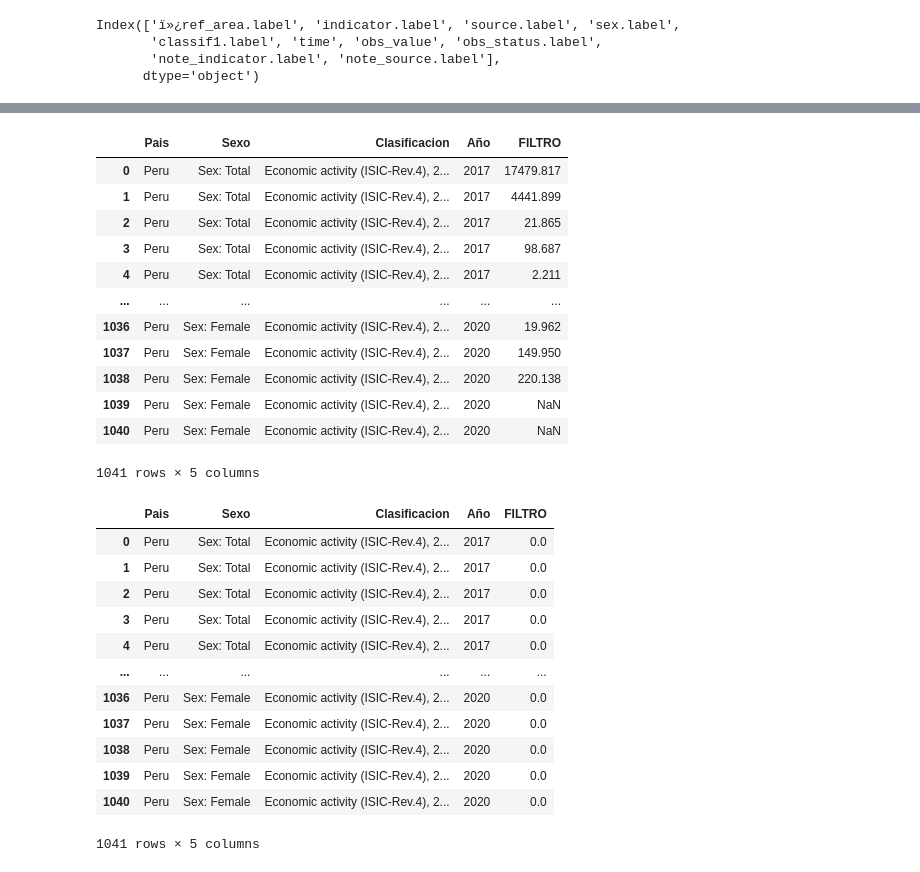
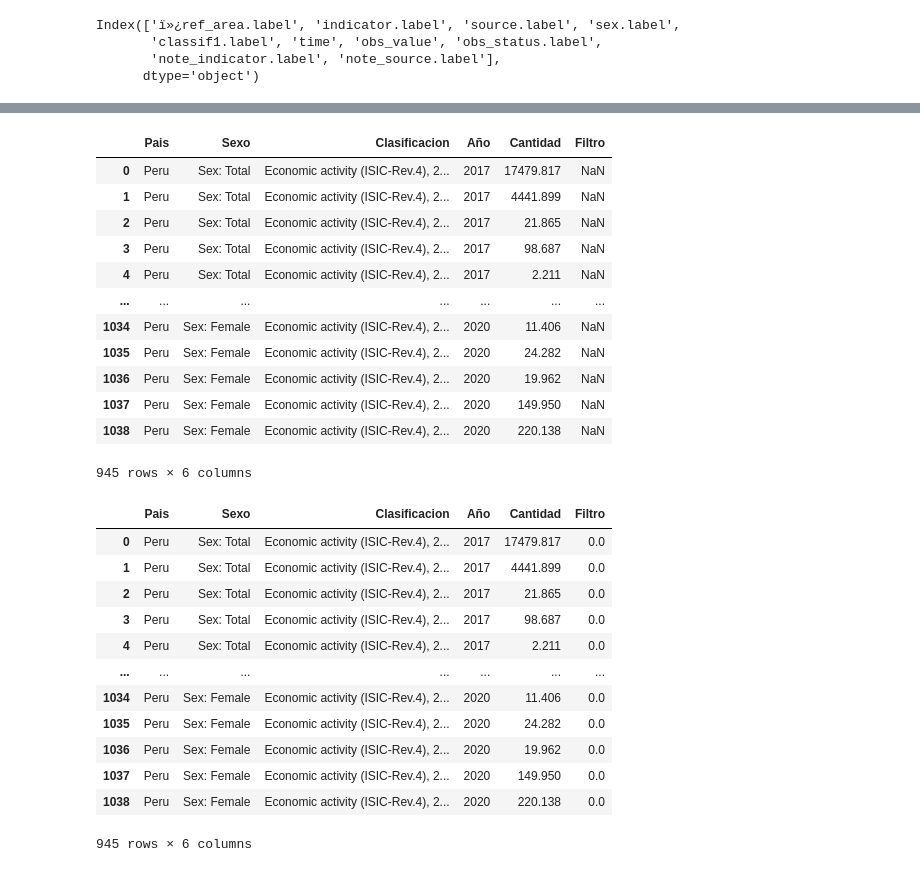
Before and after one commit to moisesberrospi/DELATI_DATA_ANALYTICS, a Jupyter notebook: EMPLEO DE PERSONAS SEGÚN SU SEXO/notebooks/Analisis_Mintra .ipynb, the cells around one changed output, grey strips where cells are left out. Cells and saved outputs as stored; diff of their text form; code cells hidden in the pictures.

```diff
--- a/EMPLEO DE PERSONAS SEGÚN SU SEXO/notebooks/Analisis_Mintra.ipynb
+++ b/EMPLEO DE PERSONAS SEGÚN SU SEXO/notebooks/Analisis_Mintra .ipynb
@@ -121,6 +121,6 @@ Index(['ï»¿ref_area.label', 'indicator.label', 'source.label', 'sex.label',
        'note_indicator.label', 'note_source.label'],
       dtype='object')
 # %%
-train.columns =[ 'Pais','Indicador','Fuente', 'Sexo','Clasificacion', 'Año','FILTRO','status','nota','Etiqueta']
+train.columns =[ 'Pais','Indicador','Fuente', 'Sexo','Clasificacion', 'Año','Cantidad','status','Filtro','Etiqueta']
 train.columns
 # %% [output]
@@ -146,39 +146,40 @@ train
 # %%
 train = train.dropna(how='all') #ELIMINAMOS FILAS QUE TENGAN TODOS SUS VALORES NULOS
 train = train[train['Clasificacion'].notna()]#ELIMINAMOS FILAS QUE TENGAN VALOR NULO EN LA COLUMNA OCUPACIONES
-train = train.drop(columns=['Indicador','Fuente' ,'status','nota','Etiqueta'])#eliminamos columnas irrelevantes
+train = train[train['Cantidad'].notna()]
+train = train.drop(columns=['Indicador','Fuente' ,'status','Etiqueta'])#eliminamos columnas irrelevantes
 train
 # %% [output]
-|  | Pais | Sexo | Clasificacion | Año | FILTRO |
-| 0 | Peru | Sex: Total | Economic activity (ISIC-Rev.4), 2... | 2017 | 17479.817 |
-| 1 | Peru | Sex: Total | Economic activity (ISIC-Rev.4), 2... | 2017 | 4441.899 |
-| 2 | Peru | Sex: Total | Economic activity (ISIC-Rev.4), 2... | 2017 | 21.865 |
-| 3 | Peru | Sex: Total | Economic activity (ISIC-Rev.4), 2... | 2017 | 98.687 |
-| 4 | Peru | Sex: Total | Economic activity (ISIC-Rev.4), 2... | 2017 | 2.211 |
-| ... | ... | ... | ... | ... | ... |
-| 1036 | Peru | Sex: Female | Economic activity (ISIC-Rev.4), 2... | 2020 | 19.962 |
-| 1037 | Peru | Sex: Female | Economic activity (ISIC-Rev.4), 2... | 2020 | 149.950 |
-| 1038 | Peru | Sex: Female | Economic activity (ISIC-Rev.4), 2... | 2020 | 220.138 |
-| 1039 | Peru | Sex: Female | Economic activity (ISIC-Rev.4), 2... | 2020 | NaN |
-| 1040 | Peru | Sex: Female | Economic activity (ISIC-Rev.4), 2... | 2020 | NaN |
+|  | Pais | Sexo | Clasificacion | Año | Cantidad | Filtro |
+| 0 | Peru | Sex: Total | Economic activity (ISIC-Rev.4), 2... | 2017 | 17479.817 | NaN |
+| 1 | Peru | Sex: Total | Economic activity (ISIC-Rev.4), 2... | 2017 | 4441.899 | NaN |
+| 2 | Peru | Sex: Total | Economic activity (ISIC-Rev.4), 2... | 2017 | 21.865 | NaN |
+| 3 | Peru | Sex: Total | Economic activity (ISIC-Rev.4), 2... | 2017 | 98.687 | NaN |
+| 4 | Peru | Sex: Total | Economic activity (ISIC-Rev.4), 2... | 2017 | 2.211 | NaN |
+| ... | ... | ... | ... | ... | ... | ... |
+| 1034 | Peru | Sex: Female | Economic activity (ISIC-Rev.4), 2... | 2020 | 11.406 | NaN |
+| 1035 | Peru | Sex: Female | Economic activity (ISIC-Rev.4), 2... | 2020 | 24.282 | NaN |
+| 1036 | Peru | Sex: Female | Economic activity (ISIC-Rev.4), 2... | 2020 | 19.962 | NaN |
+| 1037 | Peru | Sex: Female | Economic activity (ISIC-Rev.4), 2... | 2020 | 149.950 | NaN |
+| 1038 | Peru | Sex: Female | Economic activity (ISIC-Rev.4), 2... | 2020 | 220.138 | NaN |
-1041 rows × 5 columns
+945 rows × 6 columns
 # %%
-train['FILTRO'] = 0.0
+train['Filtro'] = 0.0
 train
 # %% [output]
-|  | Pais | Sexo | Clasificacion | Año | FILTRO |
-| 0 | Peru | Sex: Total | Economic activity (ISIC-Rev.4), 2... | 2017 | 0.0 |
-| 1 | Peru | Sex: Total | Economic activity (ISIC-Rev.4), 2... | 2017 | 0.0 |
-| 2 | Peru | Sex: Total | Economic activity (ISIC-Rev.4), 2... | 2017 | 0.0 |
-| 3 | Peru | Sex: Total | Economic activity (ISIC-Rev.4), 2... | 2017 | 0.0 |
-| 4 | Peru | Sex: Total | Economic activity (ISIC-Rev.4), 2... | 2017 | 0.0 |
-| ... | ... | ... | ... | ... | ... |
-| 1036 | Peru | Sex: Female | Economic activity (ISIC-Rev.4), 2... | 2020 | 0.0 |
-| 1037 | Peru | Sex: Female | Economic activity (ISIC-Rev.4), 2... | 2020 | 0.0 |
-| 1038 | Peru | Sex: Female | Economic activity (ISIC-Rev.4), 2... | 2020 | 0.0 |
-| 1039 | Peru | Sex: Female | Economic activity (ISIC-Rev.4), 2... | 2020 | 0.0 |
-| 1040 | Peru | Sex: Female | Economic activity (ISIC-Rev.4), 2... | 2020 | 0.0 |
+|  | Pais | Sexo | Clasificacion | Año | Cantidad | Filtro |
+| 0 | Peru | Sex: Total | Economic activity (ISIC-Rev.4), 2... | 2017 | 17479.817 | 0.0 |
+| 1 | Peru | Sex: Total | Economic activity (ISIC-Rev.4), 2... | 2017 | 4441.899 | 0.0 |
+| 2 | Peru | Sex: Total | Economic activity (ISIC-Rev.4), 2... | 2017 | 21.865 | 0.0 |
+| 3 | Peru | Sex: Total | Economic activity (ISIC-Rev.4), 2... | 2017 | 98.687 | 0.0 |
+| 4 | Peru | Sex: Total | Economic activity (ISIC-Rev.4), 2... | 2017 | 2.211 | 0.0 |
+| ... | ... | ... | ... | ... | ... | ... |
+| 1034 | Peru | Sex: Female | Economic activity (ISIC-Rev.4), 2... | 2020 | 11.406 | 0.0 |
+| 1035 | Peru | Sex: Female | Economic activity (ISIC-Rev.4), 2... | 2020 | 24.282 | 0.0 |
+| 1036 | Peru | Sex: Female | Economic activity (ISIC-Rev.4), 2... | 2020 | 19.962 | 0.0 |
+| 1037 | Peru | Sex: Female | Economic activity (ISIC-Rev.4), 2... | 2020 | 149.950 | 0.0 |
+| 1038 | Peru | Sex: Female | Economic activity (ISIC-Rev.4), 2... | 2020 | 220.138 | 0.0 |
-1041 rows × 5 columns
+945 rows × 6 columns
 # %%
 train.isnull().sum()#no hay nulos
 # %% [output]
```
Also changed, not shown: parts of 11 cells of this notebook, 4 other files.
